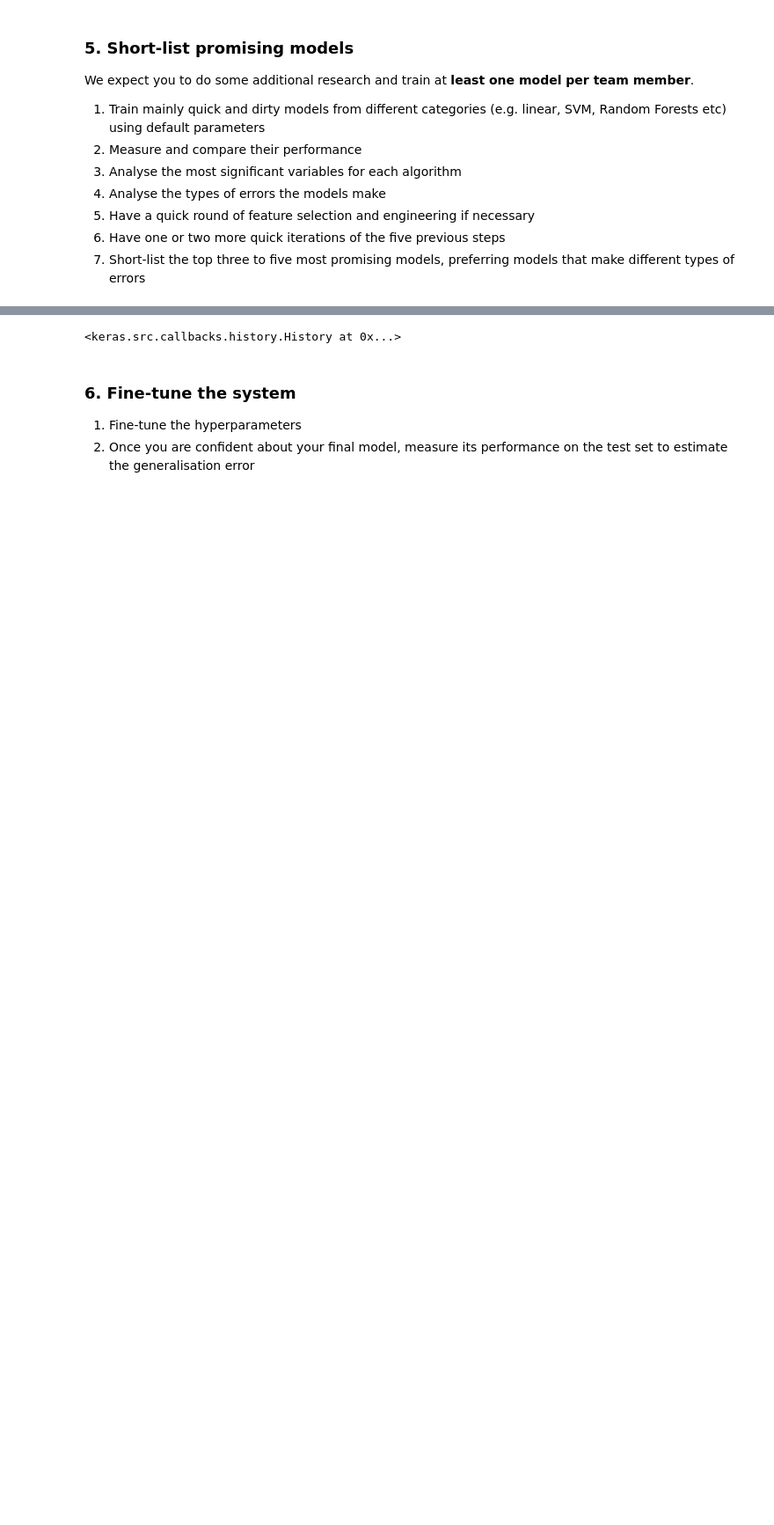
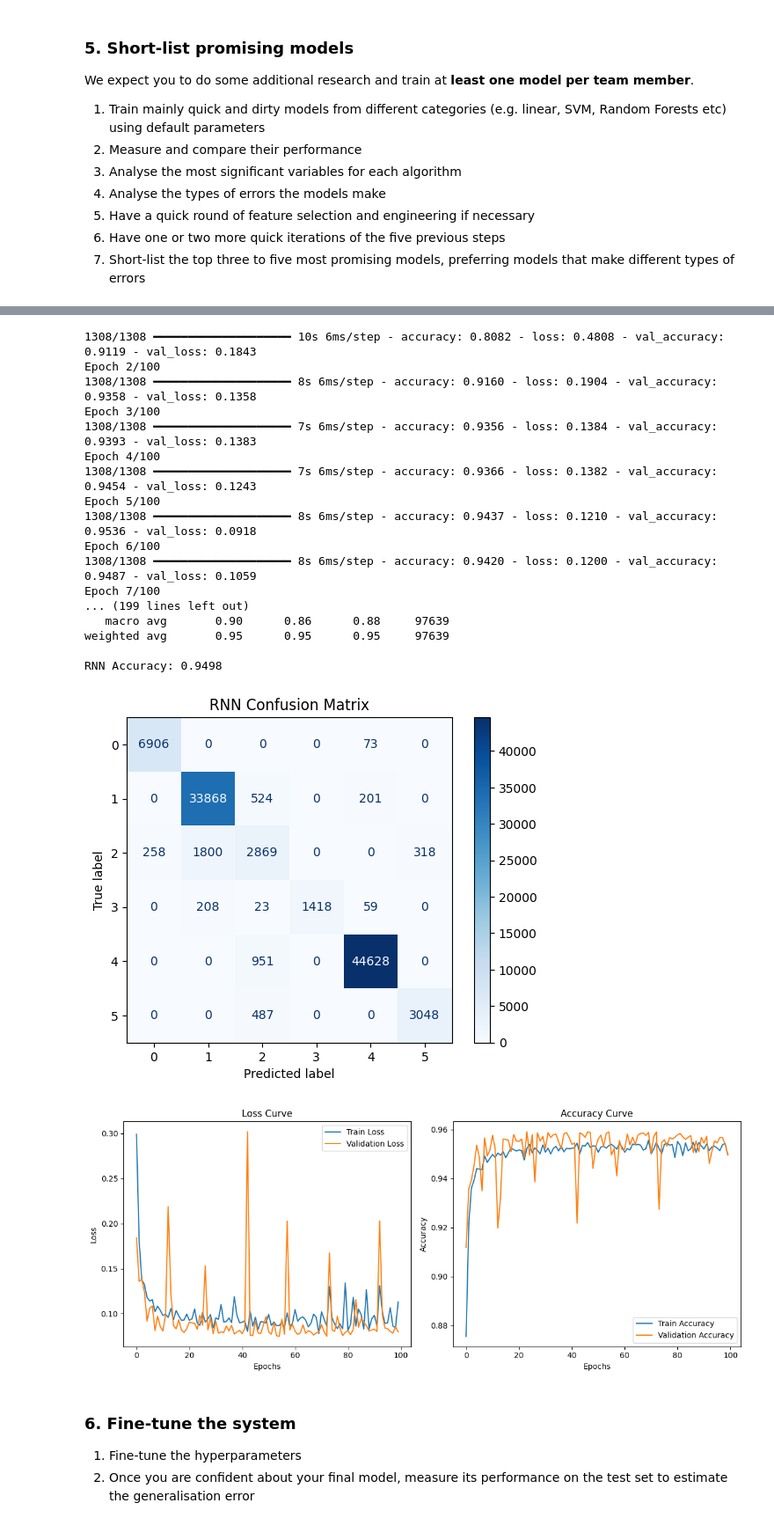
Before and after one commit to FuLLeNN/MLA1-A7, a Jupyter notebook: 7. Final Group Project.ipynb, the cells around one changed output, grey strips where cells are left out. Shown at 88% size. Saved outputs shown, nothing was run; the diff lists cells and outputs as text; code cells hidden in the pictures; blank space fills up the shorter version.

```diff
--- a/7. Final Group Project.ipynb
+++ b/7. Final Group Project.ipynb
@@ -576,12 +623,5 @@ We expect you to do some additional research and train at **least one model per
 # %%
 #RNN
-from sklearn.preprocessing import MinMaxScaler
-
-numeric_columns = ['dealer_up', 'current_hand_value', 'dealer_bust_probability', 'player_bust_probability']
-scaler = MinMaxScaler()
-
-#scaling
-expanded_data[numeric_columns] = scaler.fit_transform(expanded_data[numeric_columns])
 
 X = expanded_data.drop(columns=['DOUBLE_DOWN', 'HIT', 'NO_INSURANCE', 'SPLIT', 'STAND', 'SURRENDER', 'current_hand'])
 y = expanded_data[['DOUBLE_DOWN', 'HIT', 'NO_INSURANCE', 'SPLIT', 'STAND', 'SURRENDER']]
@@ -600,7 +640,7 @@ model = Sequential()
 model.add(LSTM(256, input_shape=(X_train.shape[1], X_train.shape[2]), activation='relu', return_sequences=True))
 
 
-model.add(LSTM(256, activation='relu'))
+model.add(LSTM(128, activation='relu'))
 
 model.add(Dense(64, activation='relu'))
 
@@ -613,5 +653,49 @@ opt = tf.keras.optimizers.Adam(learning_rate=1e-2,decay=1e-5)
 
 model.compile(loss='sparse_categorical_crossentropy',optimizer=opt,metrics=['accuracy'])
 
-model.fit(X_train,y_train,epochs=20,validation_data=(X_test,y_test))
+history= model.fit(X_train,y_train,epochs=100,validation_data=(X_test,y_test),verbose=1)
+
+
+# Predictions
+rnn_preds = model.predict(X_test)
+rnn_preds = np.argmax(rnn_preds, axis=1)
+
+# Classification Report
+print("RNN Classification Report:")
+print(classification_report(y_test, rnn_preds))
+
+# Accuracy Score
+rnn_accuracy = accuracy_score(y_test, rnn_preds)
+print(f"RNN Accuracy: {rnn_accuracy:.4f}")
+
+# Confusion Matrix
+rnn_cm = confusion_matrix(y_test, rnn_preds)
+disp = ConfusionMatrixDisplay(confusion_matrix=rnn_cm, display_labels=np.unique(y_test))
+disp.plot(cmap='Blues')
+plt.title("RNN Confusion Matrix")
+plt.show()
+
+# Training Curves
+plt.figure(figsize=(12, 5))
+
+# Plot Loss
+plt.subplot(1, 2, 1)
+plt.plot(history.history['loss'], label='Train Loss')
+plt.plot(history.history['val_loss'], label='Validation Loss')
+plt.xlabel('Epochs')
+plt.ylabel('Loss')
+plt.title('Loss Curve')
+plt.legend()
+
+# Plot Accuracy
+plt.subplot(1, 2, 2)
+plt.plot(history.history['accuracy'], label='Train Accuracy')
+plt.plot(history.history['val_accuracy'], label='Validation Accuracy')
+plt.xlabel('Epochs')
+plt.ylabel('Accuracy')
+plt.title('Accuracy Curve')
+plt.legend()
+
+plt.tight_layout()
+plt.show()
 # %% [output]
@@ -635,4 +703,22 @@ Epoch 50/50
-<keras.src.callbacks.history.History at 0x...>
+1308/1308 ━━━━━━━━━━━━━━━━━━━━ 10s 6ms/step - accuracy: 0.8082 - loss: 0.4808 - val_accuracy: 0.9119 - val_loss: 0.1843
+Epoch 2/100
+1308/1308 ━━━━━━━━━━━━━━━━━━━━ 8s 6ms/step - accuracy: 0.9160 - loss: 0.1904 - val_accuracy: 0.9358 - val_loss: 0.1358
+Epoch 3/100
+1308/1308 ━━━━━━━━━━━━━━━━━━━━ 7s 6ms/step - accuracy: 0.9356 - loss: 0.1384 - val_accuracy: 0.9393 - val_loss: 0.1383
+Epoch 4/100
+1308/1308 ━━━━━━━━━━━━━━━━━━━━ 7s 6ms/step - accuracy: 0.9366 - loss: 0.1382 - val_accuracy: 0.9454 - val_loss: 0.1243
+Epoch 5/100
+1308/1308 ━━━━━━━━━━━━━━━━━━━━ 8s 6ms/step - accuracy: 0.9437 - loss: 0.1210 - val_accuracy: 0.9536 - val_loss: 0.0918
+Epoch 6/100
+1308/1308 ━━━━━━━━━━━━━━━━━━━━ 8s 6ms/step - accuracy: 0.9420 - loss: 0.1200 - val_accuracy: 0.9487 - val_loss: 0.1059
+Epoch 7/100
+... (199 lines left out)
+   macro avg       0.90      0.86      0.88     97639
+weighted avg       0.95      0.95      0.95     97639
+
+RNN Accuracy: 0.9498
+[figure, added]
+[figure, added]
 # %% [markdown]
 ### 6. Fine-tune the system
 1. Fine-tune the hyperparameters
```
Also changed, not shown: parts of 8 cells of this notebook, 1 other file.
